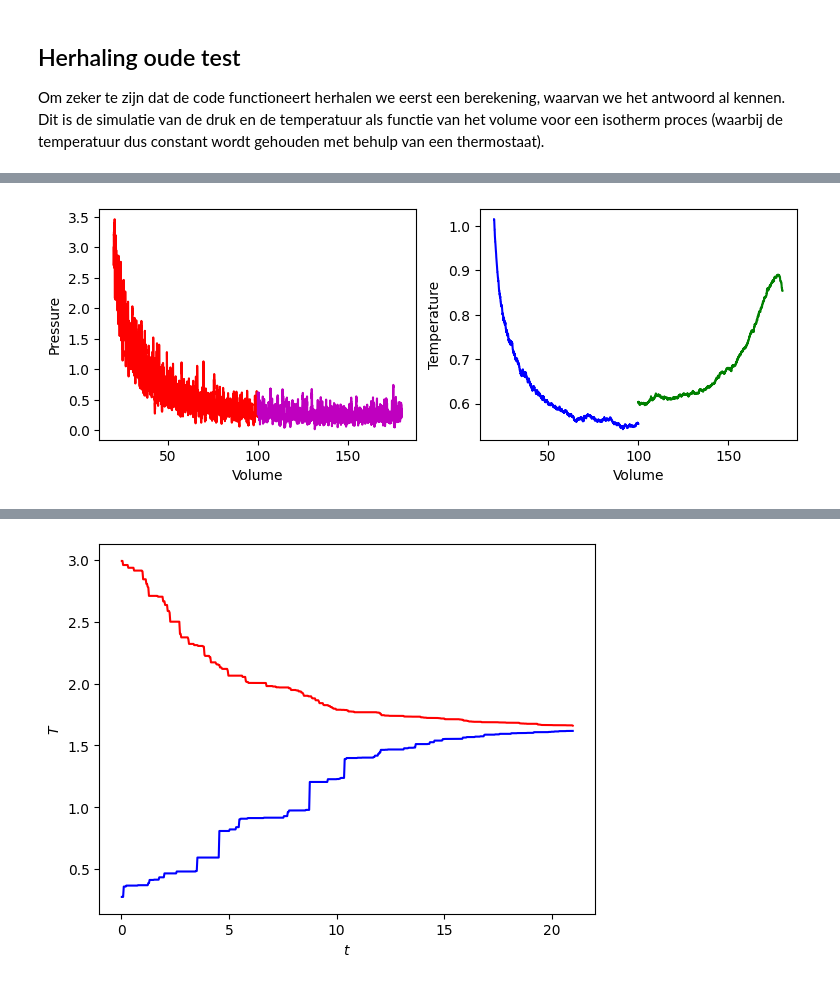
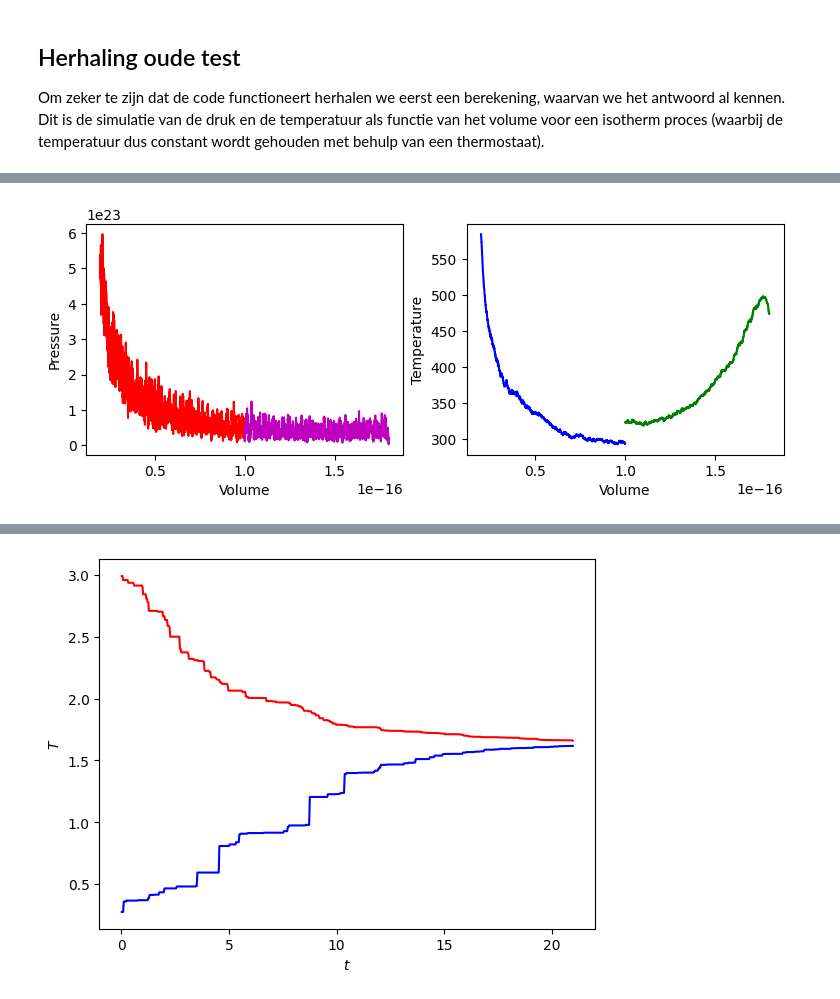
Before and after one commit to Contemporary-Physicslab/PySim, a Jupyter notebook: book/Q2/entropie.ipynb, the cells around one changed output, grey strips where cells are left out. Saved outputs shown, nothing was run; the diff lists cells and outputs as text; code cells hidden in the pictures.

```diff
--- a/book/Q2/entropie.ipynb
+++ b/book/Q2/entropie.ipynb
@@ -39,18 +49,3 @@ V_PISTON_0 = -0.02 * V_0      # Startsnelheid van zuiger
-# %%
-# voorbeelduitwerking
-
-import numpy as np
-import matplotlib.pyplot as plt
-from matplotlib.animation import FuncAnimation
-from scipy.optimize import curve_fit
-
-BOX_SIZE_0 = 10                # Hoogte en breedte startvolume
-N = 40                         # Aantal deeltjes
-V_0 = 1                        # Startsnelheid van deeltjes
-RADIUS = 0.1                   # Straal van moleculen
-DT = 0.3 * RADIUS / V_0        # Tijdstap om geen botsing te missen
-V_PISTON_0 = -0.02              # Startsnelheid van zuiger
-# (negatief betekent zowel links als rechts naar binnen gericht)
 # %% [markdown]
 En maken we daarnaast ook gebruik van een klasse die het gedrag van deeltjes omschrijft:
 # %%
@@ -76,8 +71,10 @@ class ParticleClass:
 
 def collide_detection(p1: ParticleClass, p2: ParticleClass) -> bool:
     """ Geeft TRUE als de deeltjes overlappen """
-    return np.linalg.norm(p1.r - p2.r) < (p1.R + p2.R)
-
+    dx = p1.r[0] - p2.r[0]
+    dy = p1.r[1] - p2.r[1]
+    rr = p1.R + p2.R
+    return  dx**2+dy**2 < rr**2
 
 def particle_collision(p1: ParticleClass, p2: ParticleClass):
     """ past snelheden aan uitgaande van overlap """
@@ -168,9 +170,11 @@ class ControlVolume:
     @property
     def temperature(self) -> float:
         temp = 0.0
+        ### begin-solution
         for p in self.particles:
             temp += p.kin_energy
-        temp = temp / len(self.particles)
+        temp = 28 * 1.7E-27 * temp / (len(self.particles) * 1.38E-23)
+        ### end-solution
         return temp
 
     @property
@@ -197,14 +201,14 @@ class ControlVolume:
 
 Om zeker te zijn dat de code functioneert herhalen we eerst een berekening, waarvan we het antwoord al kennen. Dit is de simulatie van de druk en de temperatuur als functie van het volume voor een isotherm proces (waarbij de temperatuur dus constant wordt gehouden met behulp van een thermostaat).
 # %%
-num_data = 5000
+num_steps = round(2/3 * BOX_SIZE_0 / (2 * -V_PISTON_0 * DT))
 
-volumes = np.zeros(num_data, dtype=float)
-pressures = np.zeros(num_data, dtype=float)
-temperatures = np.zeros(num_data, dtype=float)
+volumes = np.zeros(num_steps, dtype=float)
+pressures = np.zeros(num_steps, dtype=float)
+temperatures = np.zeros(num_steps, dtype=float)
 
-cv = ControlVolume(BOX_SIZE_0, BOX_SIZE_0, 50, V_PISTON_0, 0.5)
-for i in range(num_data):
+cv = ControlVolume(BOX_SIZE_0, BOX_SIZE_0, 40, V_PISTON_0, 300)
+for i in range(num_steps):
     cv.take_time_step()
     volumes[i] = cv.area
     pressures[i] = cv.pressure
@@ -401,7 +426,8 @@ Beweeg de zuiger terug en controleer de reversibiliteit van het proces
 # %%
-# voorbeelduitwerking
+# neem de vorige code tussen opgave 3 en 4 over en breidt deze uit.
 
-num_data = 6666
+### begin-solution
+num_data = round(abs(BOX_SIZE_0 * 0.4 / (DT * V_PISTON_0)))
 
 volumes1 = np.zeros(num_data, dtype=float)
 pressures1 = np.zeros(num_data, dtype=float)
@@ -412,32 +438,33 @@ temperatures2 = np.zeros(num_data, dtype=float)
 
 cv1.v_piston *= -1
 cv2.v_piston *= -1
 for i in range(num_data):
     cv1.take_time_step()
     cv2.take_time_step()
     average_temp = (cv1.temperature + cv2.temperature) / 2
     cv1.set_temp = average_temp
     cv2.set_temp = average_temp
     volumes1[i] = cv1.area
     pressures1[i] = cv1.pressure
     temperatures1[i] = cv1.temperature
     volumes2[i] = cv2.area
     pressures2[i] = cv2.pressure
     temperatures2[i] = cv2.temperature
 
 fig, (ax1, ax2) = plt.subplots(1, 2, figsize=(9, 3))
 ax1.set_xlabel('Volume')
 ax1.set_ylabel('Pressure')
 ax2.set_xlabel('Volume')
 ax2.set_ylabel('Temperature')
 fig.tight_layout
 
 ax1.plot(volumes1, pressures1, '-r')
 ax2.plot(volumes1, temperatures1, '-b')
 ax1.plot(volumes2, pressures2, '-m')
 ax2.plot(volumes2, temperatures2, '-g')
 
 plt.show()
+### end-solution
 # %% [output]
-[figure, old version]
+[figure, new version]
 # %% [markdown]
```
Also changed, not shown: parts of 20 cells of this notebook.
